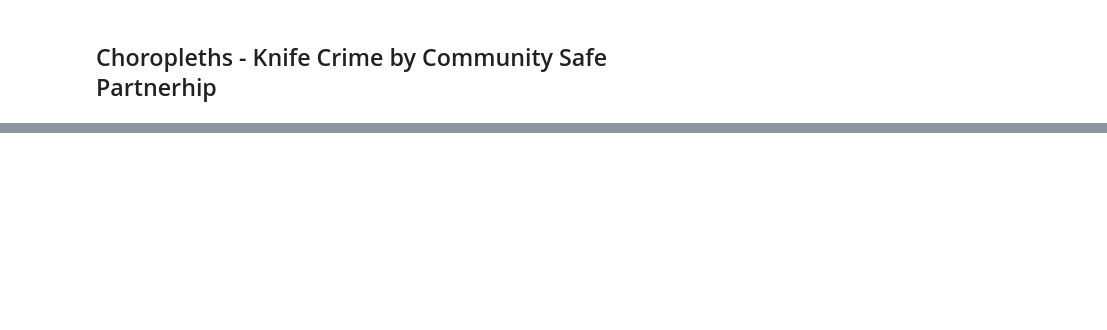
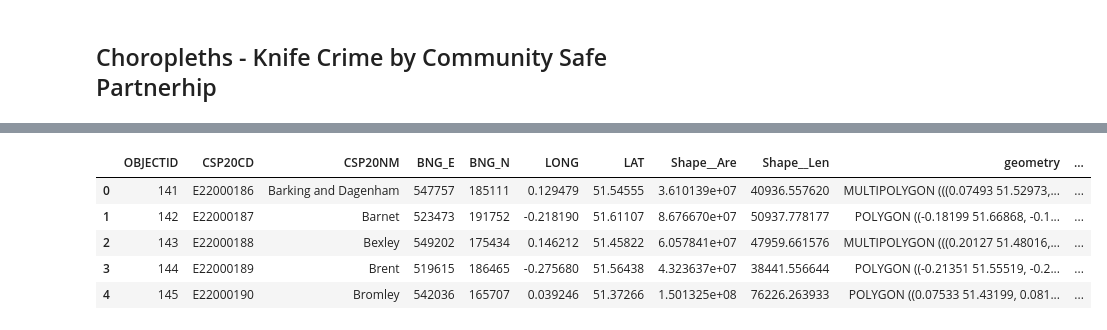
Before and after one commit to PhilMoura/Dissertation, a Jupyter notebook: Crime Context v2.ipynb, the cells around one changed output, grey strips where cells are left out. Saved outputs shown, nothing was run; the diff lists cells and outputs as text; code cells hidden in the pictures; blank space fills up the shorter version.

```diff
--- a/Crime Context v2.ipynb
+++ b/Crime Context v2.ipynb
@@ -869 +892,11 @@ london_csp_map.head()
+# %%
+london_csp_map = pd.merge(london_csp_map, london_csp_centroids, left_on='CSP20CD', right_on='CSP20CD', how = 'inner')
+london_csp_map.head()
+# %% [output]
+|  | OBJECTID | CSP20CD | CSP20NM | BNG_E | BNG_N | LONG | LAT | Shape__Are | Shape__Len | geometry | ... |
+| 0 | 141 | E22000186 | Barking and Dagenham | 547757 | 185111 | 0.129479 | 51.54555 | 3.610139e+07 | 40936.557620 | MULTIPOLYGON (((0.07493 51.52973,... | ... |
+| 1 | 142 | E22000187 | Barnet | 523473 | 191752 | -0.218190 | 51.61107 | 8.676670e+07 | 50937.778177 | POLYGON ((-0.18199 51.66868, -0.1... | ... |
+| 2 | 143 | E22000188 | Bexley | 549202 | 175434 | 0.146212 | 51.45822 | 6.057841e+07 | 47959.661576 | MULTIPOLYGON (((0.20127 51.48016,... | ... |
+| 3 | 144 | E22000189 | Brent | 519615 | 186465 | -0.275680 | 51.56438 | 4.323637e+07 | 38441.556644 | POLYGON ((-0.21351 51.55519, -0.2... | ... |
+| 4 | 145 | E22000190 | Bromley | 542036 | 165707 | 0.039246 | 51.37266 | 1.501325e+08 | 76226.263933 | POLYGON ((0.07533 51.43199, 0.081... | ... |
 # %%
```
Also changed, not shown: parts of 26 cells of this notebook.
